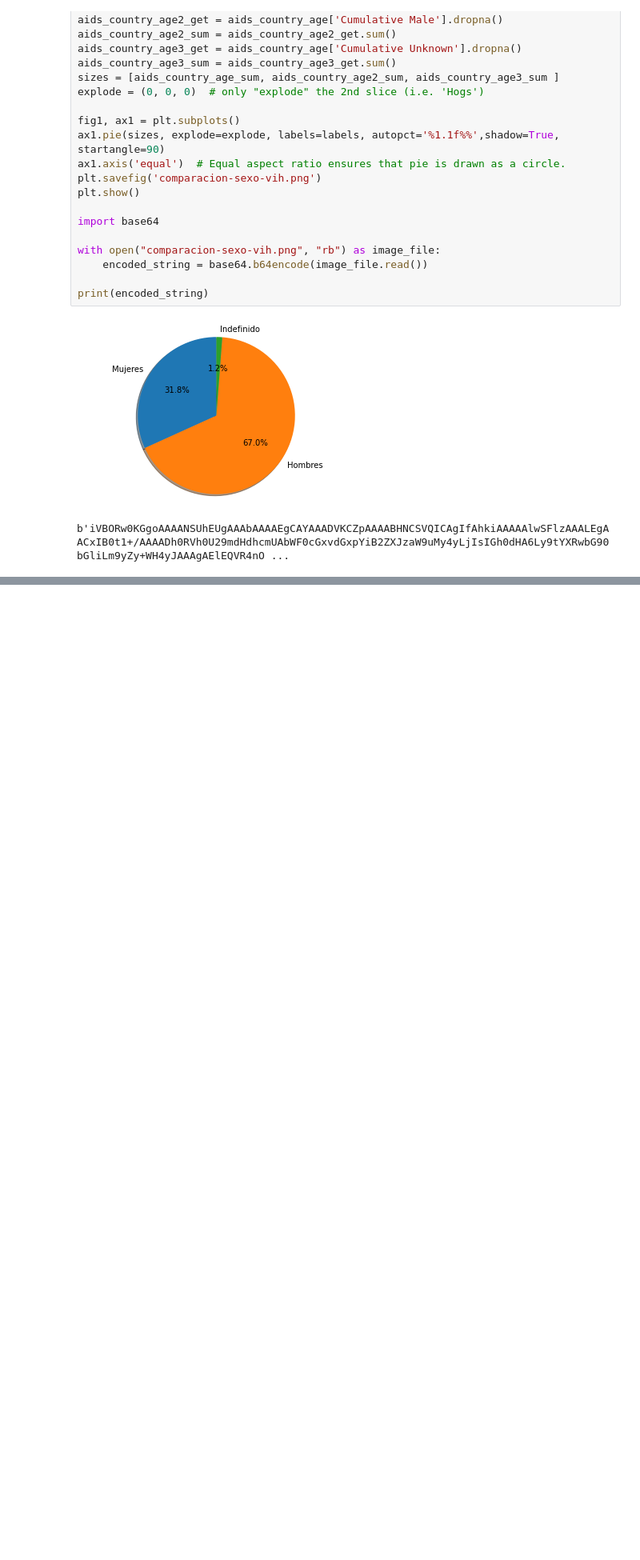
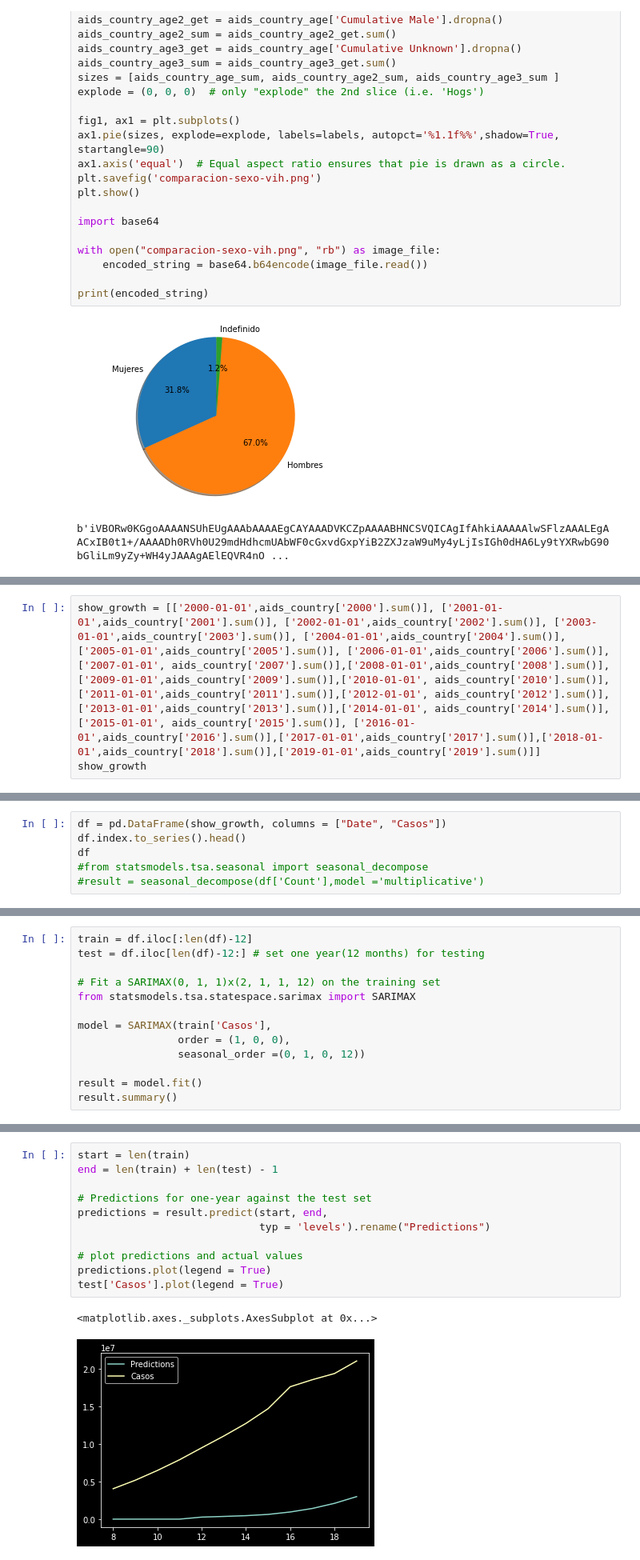
Before and after one commit to LEPPEDIAZ/Pandemias_Mundiales, a Jupyter notebook: Predicciones VIH.ipynb, the cells around one changed output, grey strips where cells are left out. Shown: that part at 80% size. Cells and saved outputs as stored; diff of their text form; blank space fills up the shorter version.

```diff
--- a/Predicciones VIH.ipynb
+++ b/Predicciones VIH.ipynb
@@ -655,0 +777,3 @@
+# %%
+show_growth = [['2000-01-01',aids_country['2000'].sum()], ['2001-01-01',aids_country['2001'].sum()], ['2002-01-01',aids_country['2002'].sum()], ['2003-01-01',aids_country['2003'].sum()], ['2004-01-01',aids_country['2004'].sum()], ['2005-01-01',aids_country['2005'].sum()], ['2006-01-01',aids_country['2006'].sum()],['2007-01-01', aids_country['2007'].sum()],['2008-01-01',aids_country['2008'].sum()], ['2009-01-01',aids_country['2009'].sum()],['2010-01-01', aids_country['2010'].sum()], ['2011-01-01',aids_country['2011'].sum()],['2012-01-01', aids_country['2012'].sum()], ['2013-01-01',aids_country['2013'].sum()],['2014-01-01', aids_country['2014'].sum()],['2015-01-01', aids_country['2015'].sum()], ['2016-01-01',aids_country['2016'].sum()],['2017-01-01',aids_country['2017'].sum()],['2018-01-01',aids_country['2018'].sum()],['2019-01-01',aids_country['2019'].sum()]]
+show_growth
@@ -655,0 +801,6 @@
+# %%
+df = pd.DataFrame(show_growth, columns = ["Date", "Casos"])
+df.index.to_series().head()
+df
+#from statsmodels.tsa.seasonal import seasonal_decompose
+#result = seasonal_decompose(df['Count'],model ='multiplicative')
@@ -655,0 +880,13 @@
+# %%
+train = df.iloc[:len(df)-12]
+test = df.iloc[len(df)-12:] # set one year(12 months) for testing
+
+# Fit a SARIMAX(0, 1, 1)x(2, 1, 1, 12) on the training set
+from statsmodels.tsa.statespace.sarimax import SARIMAX
+
+model = SARIMAX(train['Casos'],
+                order = (1, 0, 0),
+                seasonal_order =(0, 1, 0, 12))
+
+result = model.fit()
+result.summary()
@@ -655,0 +912,14 @@
+# %%
+start = len(train)
+end = len(train) + len(test) - 1
+
+# Predictions for one-year against the test set
+predictions = result.predict(start, end,
+                             typ = 'levels').rename("Predictions")
+
+# plot predictions and actual values
+predictions.plot(legend = True)
+test['Casos'].plot(legend = True)
+# %% [output]
+<matplotlib.axes._subplots.AxesSubplot at 0x...>
+[figure, added]
```
Also changed, not shown: parts of 15 cells of this notebook, 3 other files.
